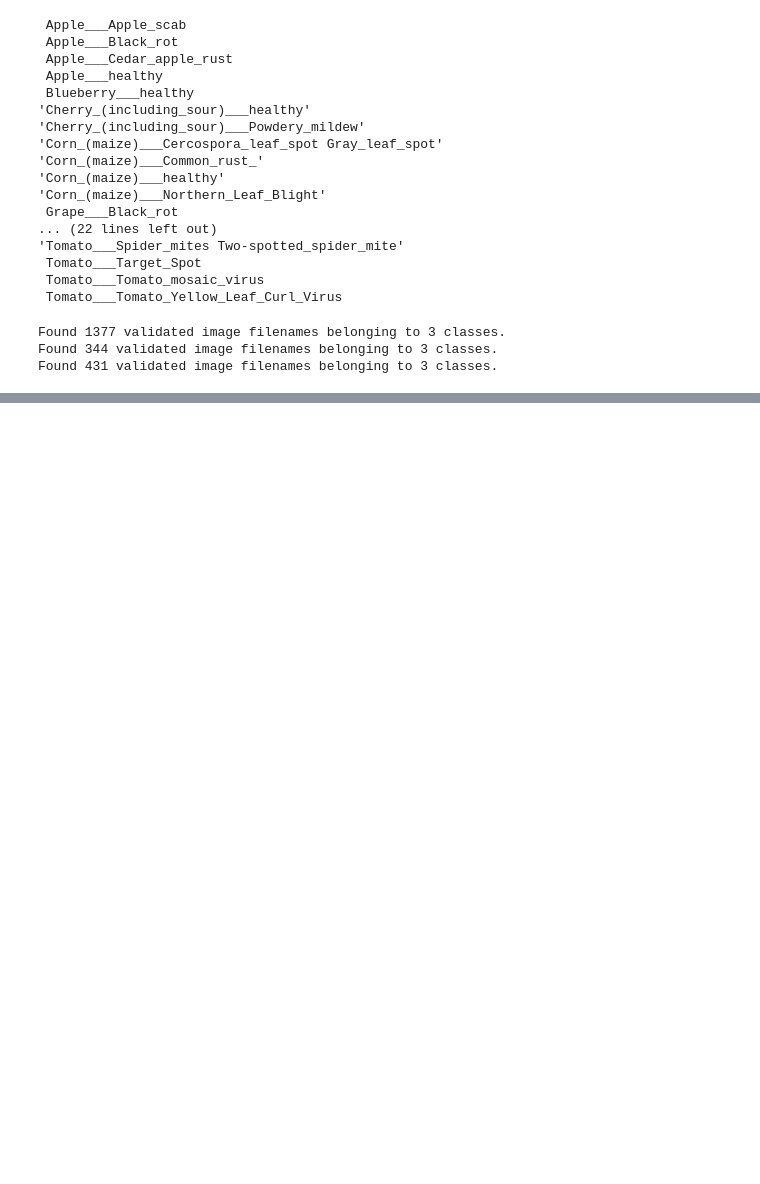
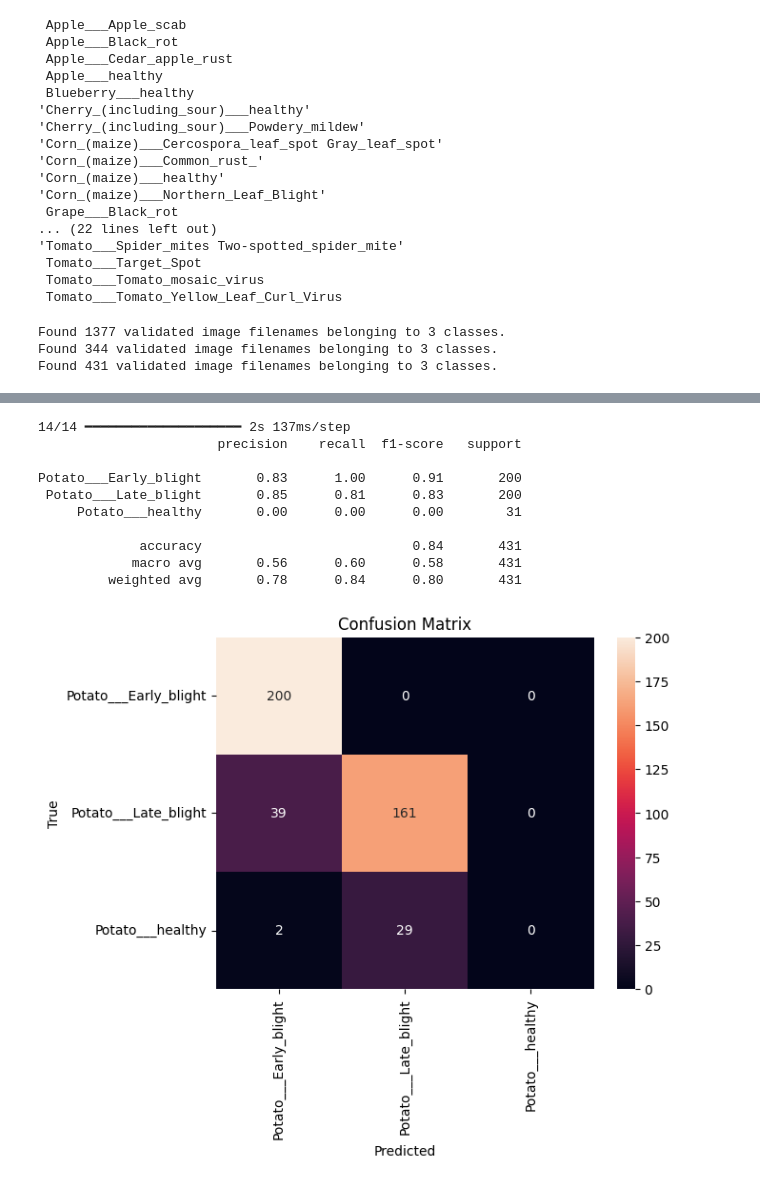
Before and after one commit to ranjuadhikari14/Potato_Disease_Detection, a Jupyter notebook: potato_project.ipynb, the cells around one changed output, grey strips where cells are left out. Drawn from its saved outputs; the diff is of its cells as text; code cells hidden in the pictures; blank space fills up the shorter version.

```diff
--- a/potato_project.ipynb
+++ b/potato_project.ipynb
@@ -245,0 +345,32 @@ plt.show()
+# %%
+import numpy as np
+from sklearn.metrics import classification_report, confusion_matrix
+import seaborn as sns
+
+# Get true labels and predictions
+y_true = test_generator.classes
+y_pred_probs = cnn_model.predict(test_generator)
+y_pred = np.argmax(y_pred_probs, axis=1)
+
+# Classification report
+print(classification_report(y_true, y_pred, target_names=test_generator.class_indices.keys()))
+
+# Confusion matrix
+cm = confusion_matrix(y_true, y_pred)
+sns.heatmap(cm, annot=True, fmt='d', xticklabels=test_generator.class_indices.keys(), yticklabels=test_generator.class_indices.keys())
+plt.xlabel("Predicted")
+plt.ylabel("True")
+plt.title("Confusion Matrix")
+plt.show()
+# %% [output]
+14/14 ━━━━━━━━━━━━━━━━━━━━ 2s 137ms/step
+                       precision    recall  f1-score   support
+
+Potato___Early_blight       0.83      1.00      0.91       200
+ Potato___Late_blight       0.85      0.81      0.83       200
+     Potato___healthy       0.00      0.00      0.00        31
+
+             accuracy                           0.84       431
+            macro avg       0.56      0.60      0.58       431
+         weighted avg       0.78      0.84      0.80       431
+[figure, added]
```
Also changed, not shown: parts of 11 cells of this notebook.
